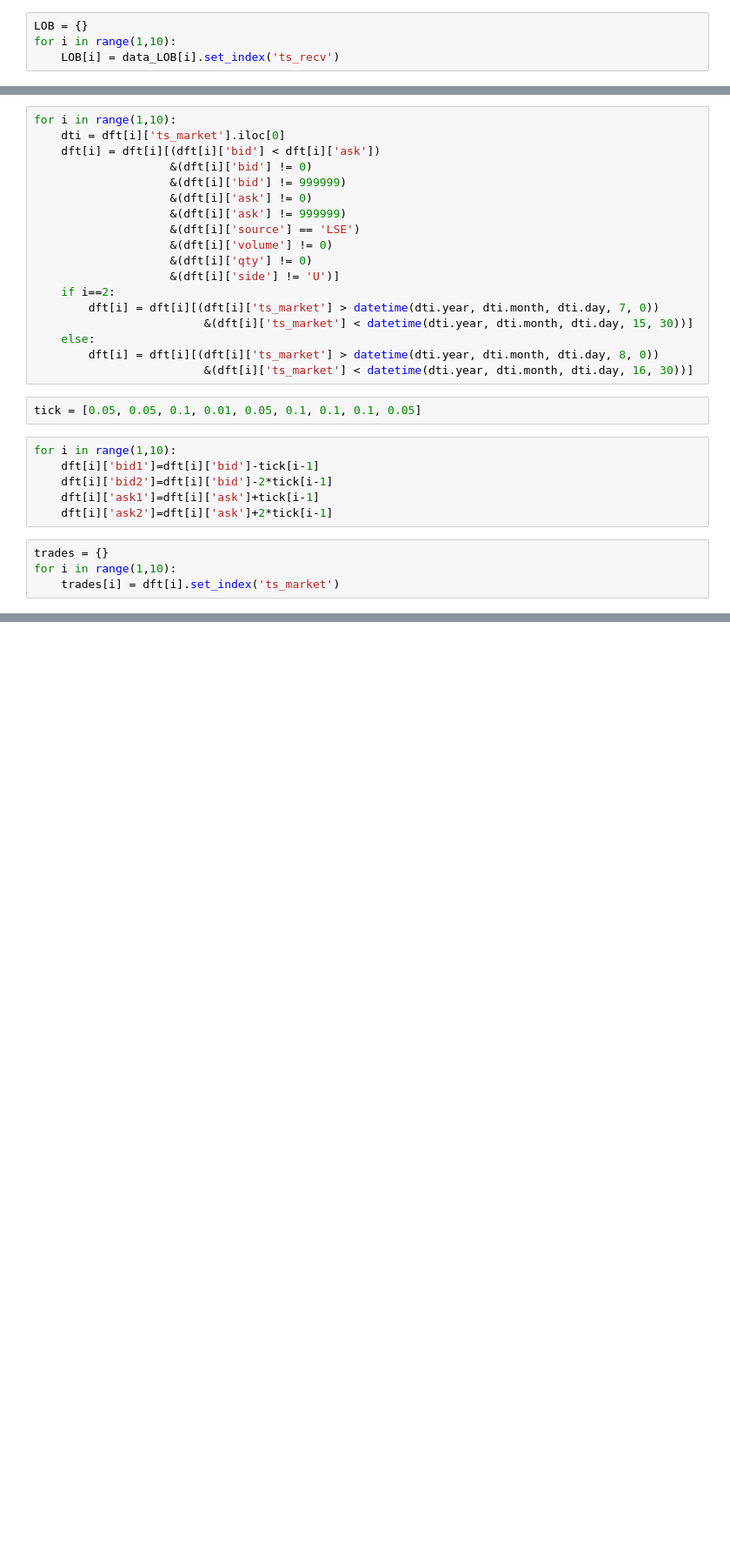
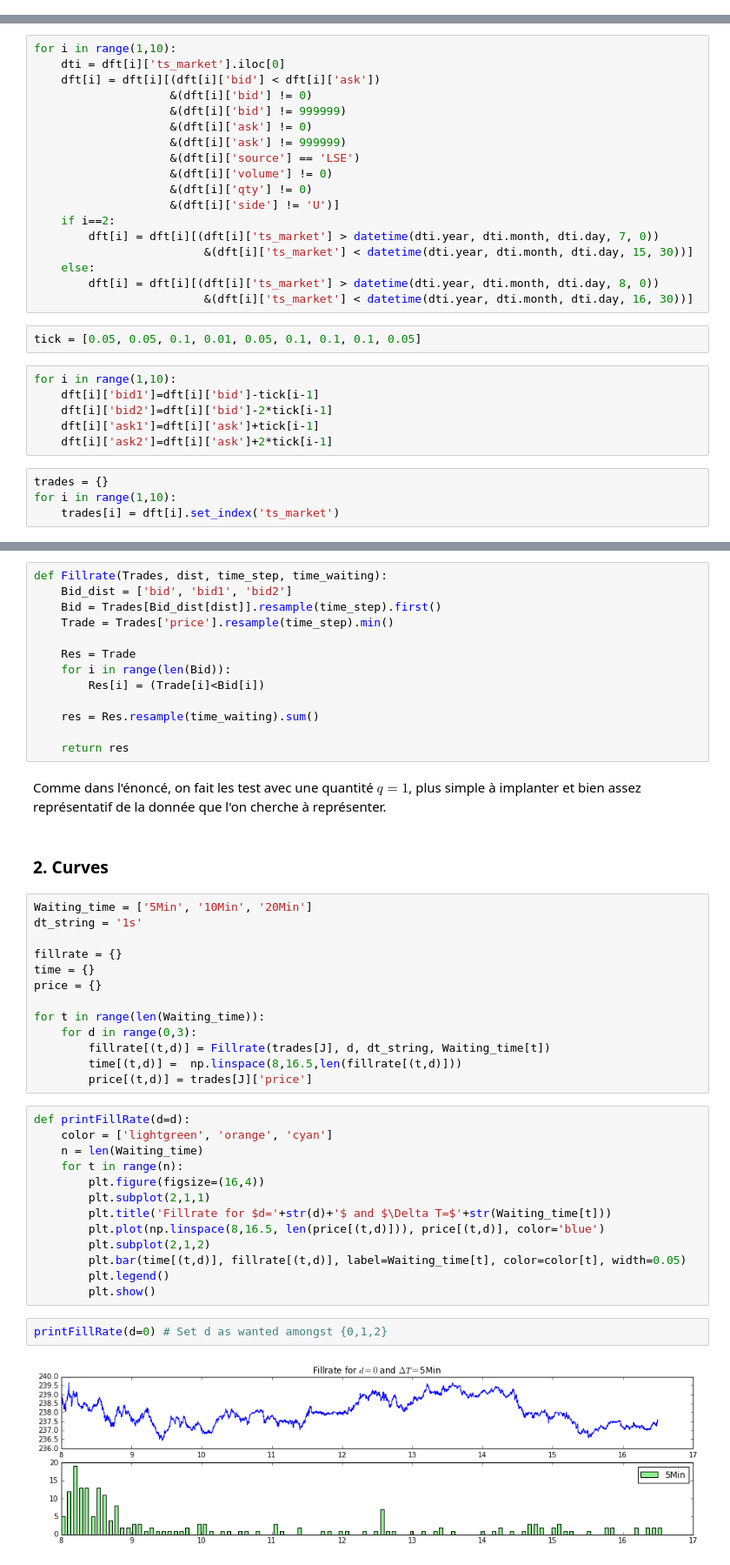
Before and after one commit to m-legrand/TD_Laruelle, a Jupyter notebook: Seance4/TP4.ipynb, the cells around one changed output, grey strips where cells are left out. Shown: that part at 87% size. Cells and saved outputs as stored; diff of their text form; blank space fills up the shorter version.

```diff
--- a/Seance4/TP4.ipynb
+++ b/Seance4/TP4.ipynb
@@ -29,4 +13,0 @@ for i in range(1,10):
-# %%
-LOB = {}
-for i in range(1,10):
-    LOB[i] = data_LOB[i].set_index('ts_recv')
@@ -226,0 +140,47 @@ for t in range(len(Waiting_time)):
+# %%
+def Fillrate(Trades, dist, time_step, time_waiting):
+    Bid_dist = ['bid', 'bid1', 'bid2']
+    Bid = Trades[Bid_dist[dist]].resample(time_step).first()
+    Trade = Trades['price'].resample(time_step).min()
+
+    Res = Trade
+    for i in range(len(Bid)):
+        Res[i] = (Trade[i]<Bid[i])
+
+    res = Res.resample(time_waiting).sum()
+
+    return res
+# %% [markdown]
+Comme dans l'énoncé, on fait les test avec une quantité $q=1$, plus simple à implanter et bien assez représentatif de la donnée que l'on cherche à représenter.
+# %% [markdown]
+### 2. Curves
+# %%
+Waiting_time = ['5Min', '10Min', '20Min']
+dt_string = '1s'
+
+fillrate = {}
+time = {}
+price = {}
+
+for t in range(len(Waiting_time)):
+    for d in range(0,3):
+        fillrate[(t,d)] = Fillrate(trades[J], d, dt_string, Waiting_time[t])
+        time[(t,d)] =  np.linspace(8,16.5,len(fillrate[(t,d)]))
+        price[(t,d)] = trades[J]['price']
+# %%
+def printFillRate(d=d):
+    color = ['lightgreen', 'orange', 'cyan']
+    n = len(Waiting_time)
+    for t in range(n):
+        plt.figure(figsize=(16,4))
+        plt.subplot(2,1,1)
+        plt.title('Fillrate for $d='+str(d)+'$ and $\Delta T=$'+str(Waiting_time[t]))
+        plt.plot(np.linspace(8,16.5, len(price[(t,d)])), price[(t,d)], color='blue')
+        plt.subplot(2,1,2)
+        plt.bar(time[(t,d)], fillrate[(t,d)], label=Waiting_time[t], color=color[t], width=0.05)
+        plt.legend()
+        plt.show()
+# %%
+printFillRate(d=0) # Set d as wanted amongst {0,1,2}
+# %% [output]
+[figure, added]
```
Also changed, not shown: parts of 45 cells of this notebook, 1 other file.
